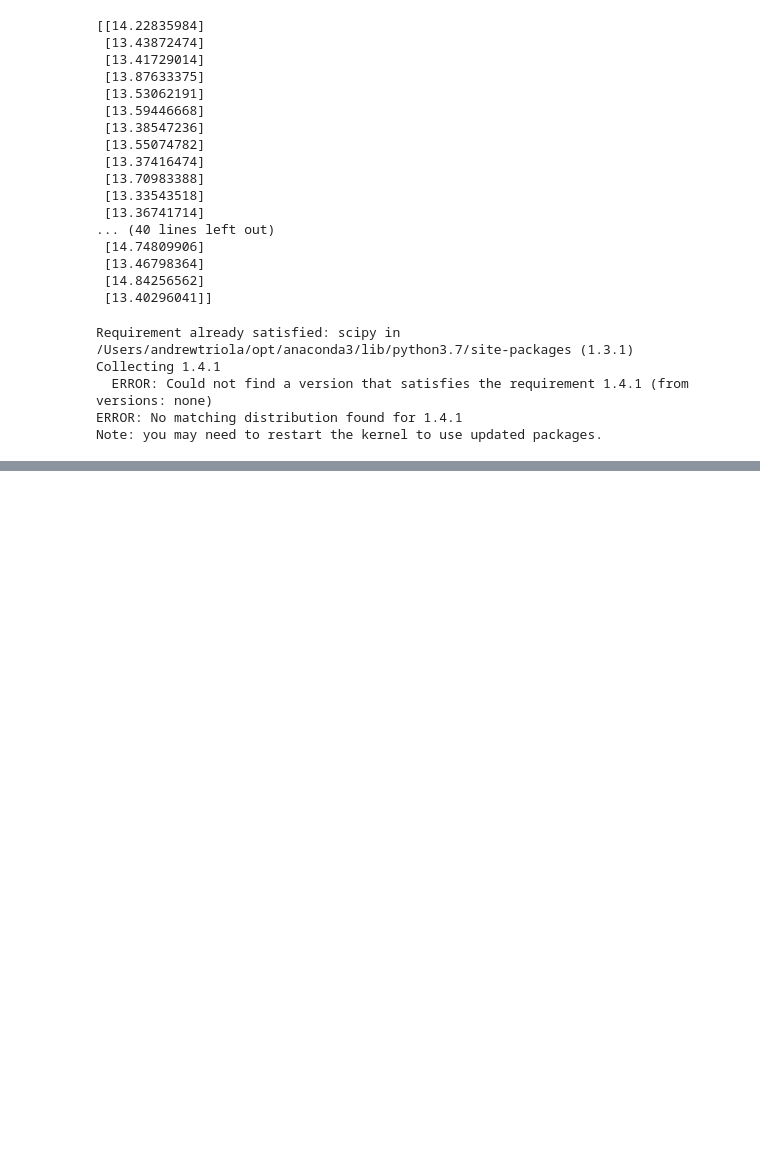
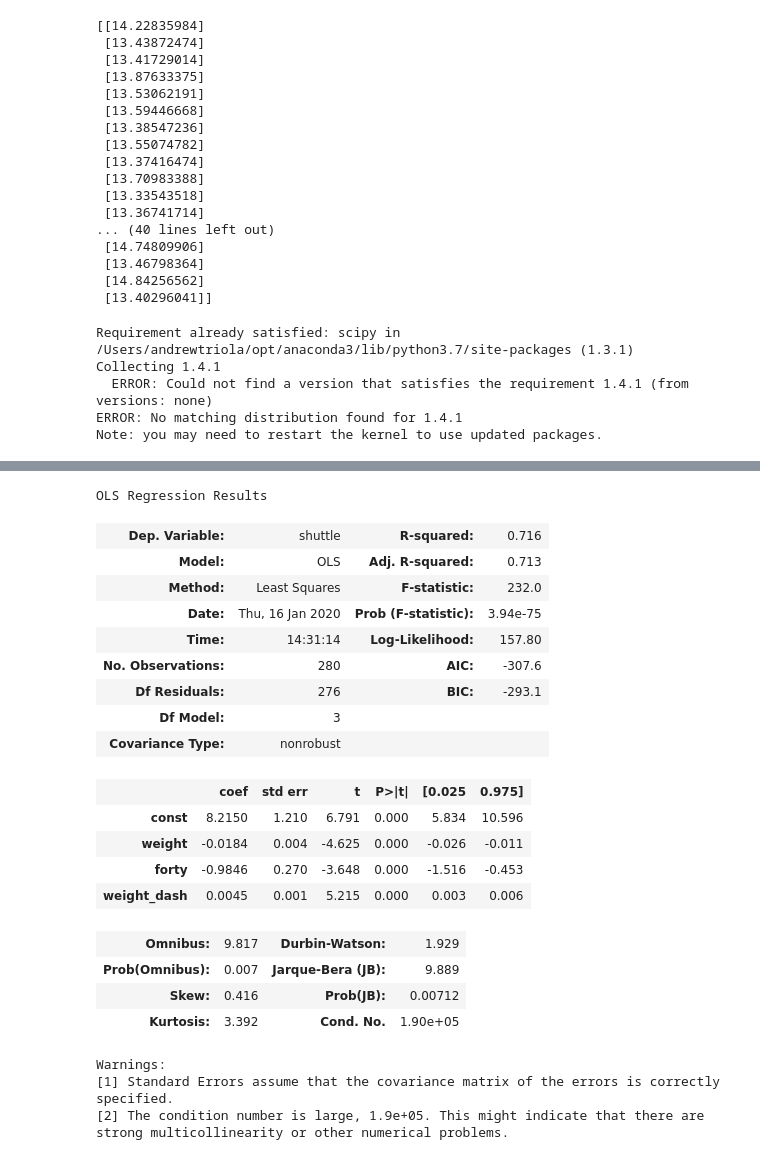
Before and after one commit to j-gilkey/nfl_draft_regression, a Jupyter notebook: nfl_dummy.ipynb, the cells around one changed output, grey strips where cells are left out. Drawn from its saved outputs; the diff is of its cells as text; code cells hidden in the pictures; blank space fills up the shorter version.

```diff
--- a/nfl_dummy.ipynb
+++ b/nfl_dummy.ipynb
@@ -500,0 +493,34 @@ SyntaxError: invalid syntax (<ipython-input-264-c1bb599cf0f8>, line 8)
+# %%
+shuttle_inter = df_with_dummies.dropna()[['weight','forty',]]
+
+shuttle_inter["weight_dash"] = df_with_dummies.dropna()["weight"] * df_with_dummies.dropna()["forty"]
+
+shuttle_inter= sm.add_constant(shuttle_inter)
+
+interact_model_shuttle = sm.OLS(df_with_dummies.dropna()['shuttle'],shuttle_inter).fit()
+
+interact_model_shuttle.summary()
+# %% [output]
+OLS Regression Results
+| Dep. Variable: | shuttle | R-squared: | 0.716 |
+| Model: | OLS | Adj. R-squared: | 0.713 |
+| Method: | Least Squares | F-statistic: | 232.0 |
+| Date: | Thu, 16 Jan 2020 | Prob (F-statistic): | 3.94e-75 |
+| Time: | 14:31:14 | Log-Likelihood: | 157.80 |
+| No. Observations: | 280 | AIC: | -307.6 |
+| Df Residuals: | 276 | BIC: | -293.1 |
+| Df Model: | 3 |  |  |
+| Covariance Type: | nonrobust |  |  |
+|  | coef | std err | t | P>|t| | [0.025 | 0.975] |
+| const | 8.2150 | 1.210 | 6.791 | 0.000 | 5.834 | 10.596 |
+| weight | -0.0184 | 0.004 | -4.625 | 0.000 | -0.026 | -0.011 |
+| forty | -0.9846 | 0.270 | -3.648 | 0.000 | -1.516 | -0.453 |
+| weight_dash | 0.0045 | 0.001 | 5.215 | 0.000 | 0.003 | 0.006 |
+| Omnibus: | 9.817 | Durbin-Watson: | 1.929 |
+| Prob(Omnibus): | 0.007 | Jarque-Bera (JB): | 9.889 |
+| Skew: | 0.416 | Prob(JB): | 0.00712 |
+| Kurtosis: | 3.392 | Cond. No. | 1.90e+05 |
+Warnings:
+[1] Standard Errors assume that the covariance matrix of the errors is correctly specified.
+[2] The condition number is large, 1.9e+05. This might indicate that there are
+strong multicollinearity or other numerical problems.
```
Also changed, not shown: parts of 5 cells of this notebook.
